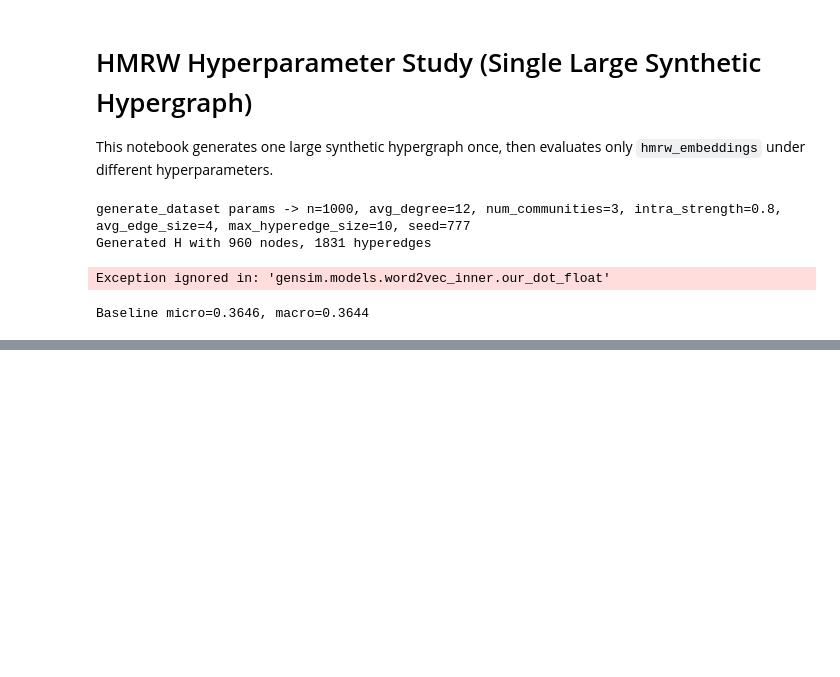
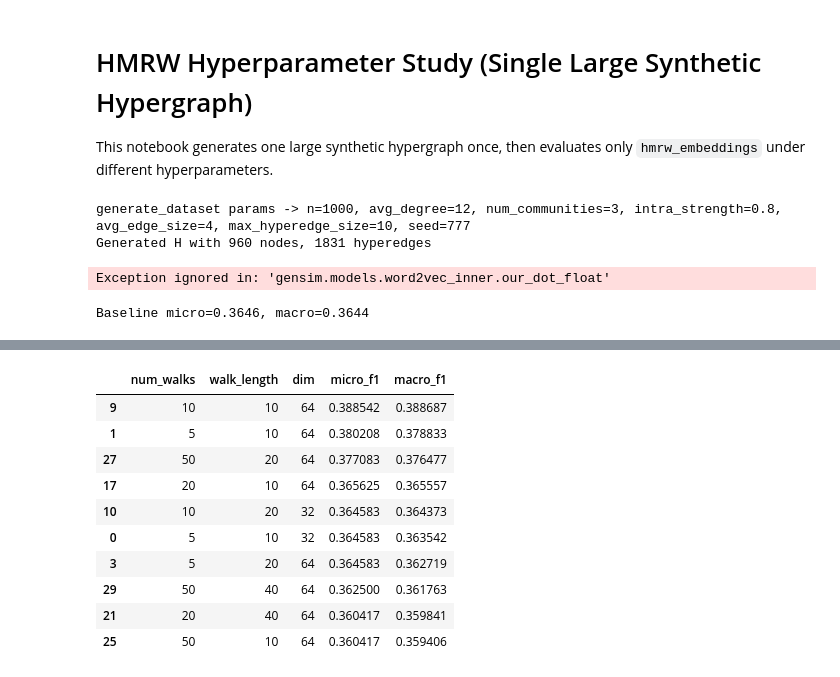
Before and after one commit to aduntslusine/hypergraphs, a Jupyter notebook: hmrw_hyperparameter_study.ipynb, the cells around one changed output, grey strips where cells are left out. Drawn from its saved outputs; the diff is of its cells as text; code cells hidden in the pictures; blank space fills up the shorter version.

```diff
--- a/hmrw_hyperparameter_study.ipynb
+++ b/hmrw_hyperparameter_study.ipynb
@@ -71,13 +71,14 @@ Exception ignored in: 'gensim.models.word2vec_inner.our_dot_float'
 Baseline micro=0.3646, macro=0.3644
 # %%
 # --- Sweep 1: walk-bias parameters (p, q, p_edge, q_edge) ---
-grid = [0.5, 1.0, 2.0, 4.0]
+grid = [0.5, 1.0, 2.0]
 rows = []
 
 for p in grid:
     for q in grid:
         for p_edge in grid:
             for q_edge in grid:
+                print(p, q, p_edge, q_edge)
                 params = dict(base_params)
                 params.update(dict(p=p, q=q, p_edge=p_edge, q_edge=q_edge))
                 X = hmrw_embeddings(H, seed=train_seed, **params)
@@ -109,20 +123,33 @@ Exception ignored in: 'gensim.models.word2vec_inner.our_dot_float'
 # %%
 # --- Sweep 2: walk/training budget ---
 rows = []
-for num_walks in [2, 5, 10, 20, 50]:
+for num_walks in [5, 10, 20, 50]:
     for walk_length in [10, 20, 40, 80]:
-        for dim in [32, 64, 128]:
+        for dim in [32, 64]:
+            print(num_walks, walk_length, dim)
             params = dict(base_params)
             params.update(dict(num_walks=num_walks, walk_length=walk_length, dim=dim))
             X = hmrw_embeddings(H, seed=train_seed, **params)
             micro, macro = evaluate_embeddings(X, y, seed=train_seed)
             rows.append({
                 "num_walks": num_walks,
                 "walk_length": walk_length,
                 "dim": dim,
                 "micro_f1": micro,
                 "macro_f1": macro,
             })
 
 budget_results = pd.DataFrame(rows).sort_values("macro_f1", ascending=False)
 budget_results.head(10)
+# %% [output]
+|  | num_walks | walk_length | dim | micro_f1 | macro_f1 |
+| 9 | 10 | 10 | 64 | 0.388542 | 0.388687 |
+| 1 | 5 | 10 | 64 | 0.380208 | 0.378833 |
+| 27 | 50 | 20 | 64 | 0.377083 | 0.376477 |
+| 17 | 20 | 10 | 64 | 0.365625 | 0.365557 |
+| 10 | 10 | 20 | 32 | 0.364583 | 0.364373 |
+| 0 | 5 | 10 | 32 | 0.364583 | 0.363542 |
+| 3 | 5 | 20 | 64 | 0.364583 | 0.362719 |
+| 29 | 50 | 40 | 64 | 0.362500 | 0.361763 |
+| 21 | 20 | 40 | 64 | 0.360417 | 0.359841 |
+| 25 | 50 | 10 | 64 | 0.360417 | 0.359406 |
```
Also changed, not shown: parts of 10 cells of this notebook, 2 other files.
